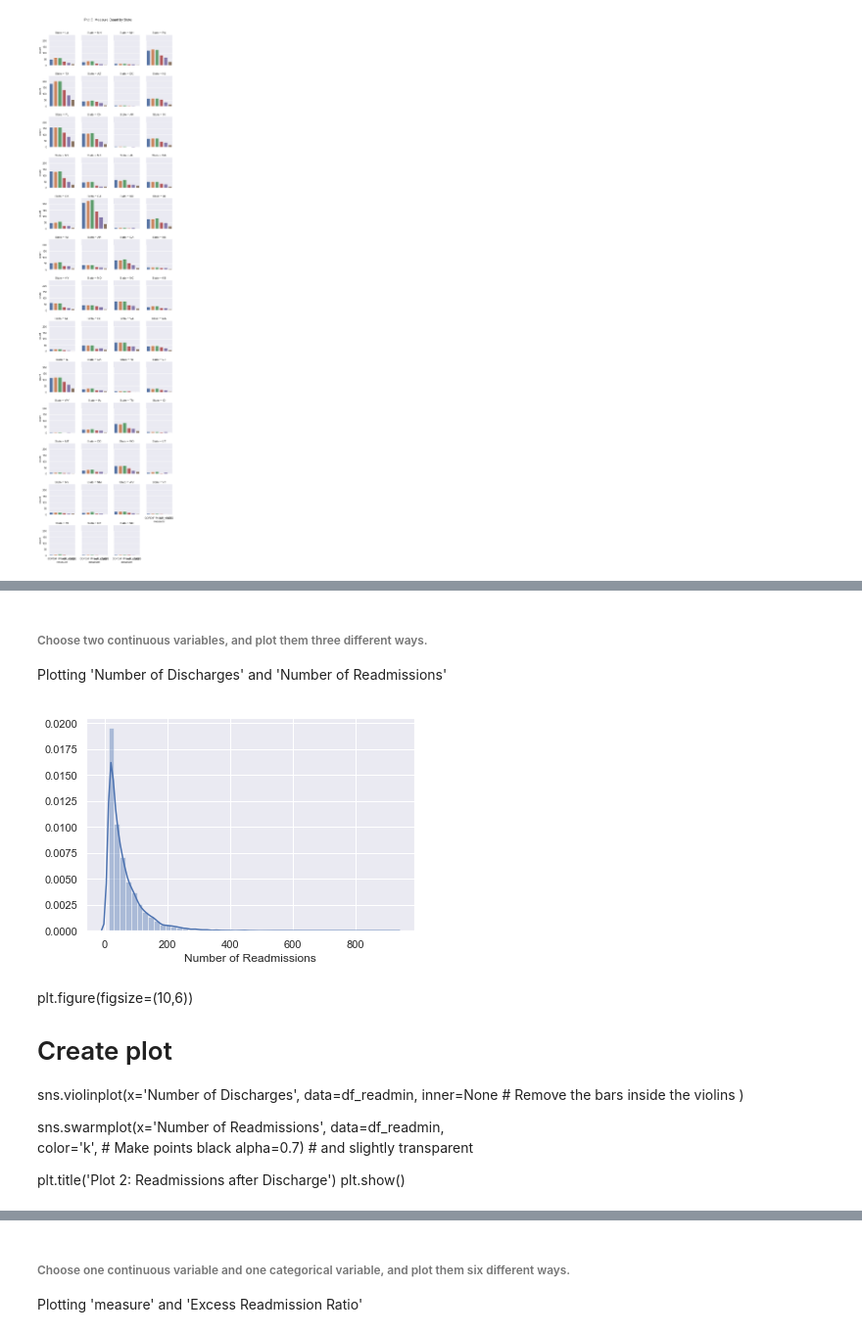
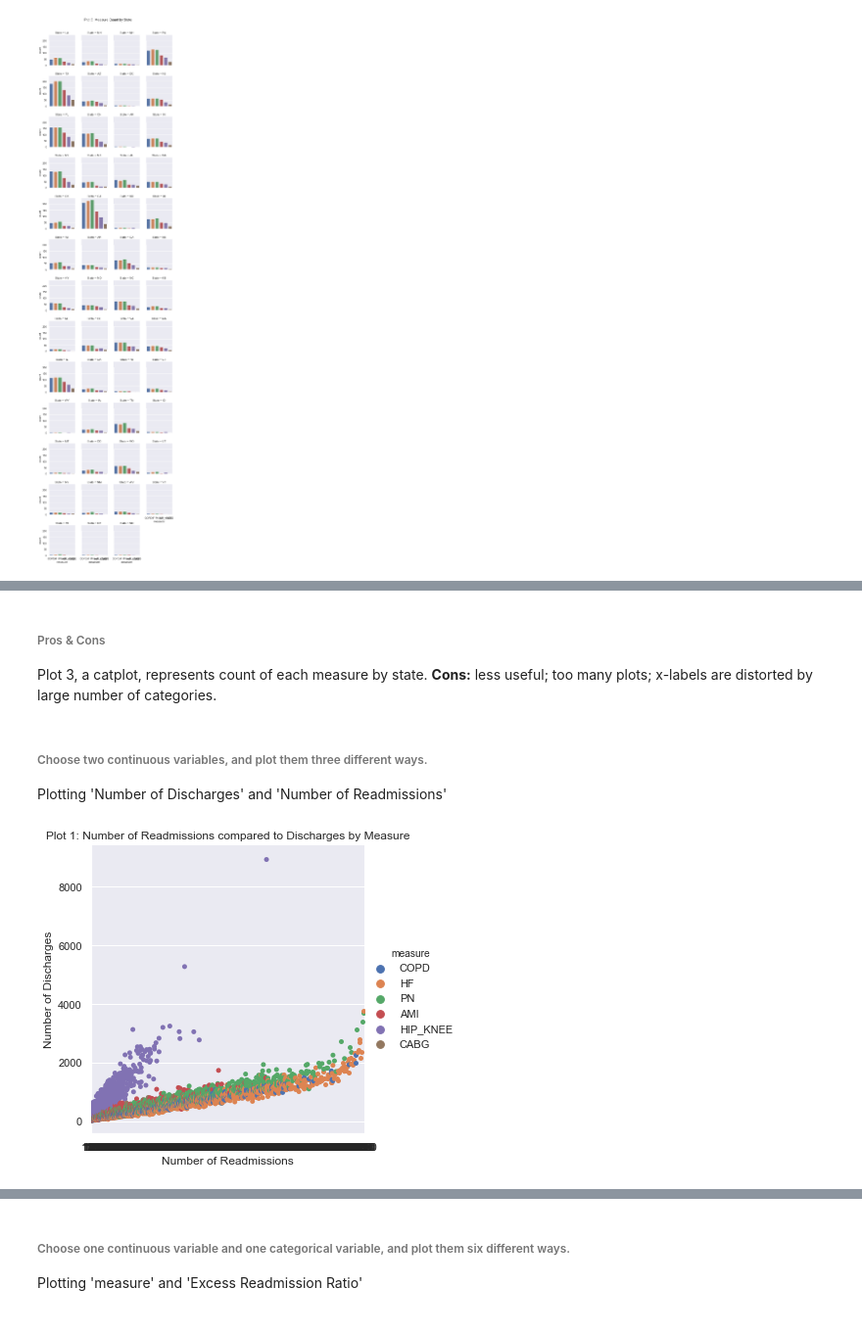
Before and after one commit to kathieking/Thinkful, a Jupyter notebook: check12_2_part1.ipynb, the cells around one changed output, grey strips where cells are left out. Shown at 98% size. Saved outputs shown, nothing was run; the diff lists cells and outputs as text; code cells hidden in the pictures.

```diff
--- a/check12_2_part1.ipynb
+++ b/check12_2_part1.ipynb
@@ -166,3 +148,7 @@ Cons: less useful, x-labels are distorted by large number of categories. Pro: re
+# %% [markdown]
+###### Pros & Cons
+Plot 3, a catplot, represents count of each measure by state.
+**Cons:** less useful; too many plots; x-labels are distorted by large number of categories.
 # %% [markdown]
 ###### Choose two continuous variables, and plot them three different ways.
 Plotting 'Number of Discharges' and 'Number of Readmissions'
@@ -172,21 +155,7 @@ d = df_readmin['Number of Discharges']
-# %%
-sns.distplot(r)
-plt.show()
-# %% [output]
-[figure, removed]
-# %% [markdown]
-plt.figure(figsize=(10,6))
-
-# Create plot
-sns.violinplot(x='Number of Discharges',
-               data=df_readmin,
-               inner=None # Remove the bars inside the violins
-               )
-
-sns.swarmplot(x='Number of Readmissions',
-              data=df_readmin,
-              color='k', # Make points black
-              alpha=0.7) # and slightly transparent
-
-plt.title('Plot 2: Readmissions after Discharge')
-plt.show()
+# %%
+sns.catplot(x='Number of Readmissions', y='Number of Discharges',
+            hue = 'measure', data=df_readmin)
+plt.title('Plot 1: Number of Readmissions compared to Discharges by Measure')
+plt.show()
+# %% [output]
+[figure, added]
```
Also changed, not shown: parts of 28 cells of this notebook.
